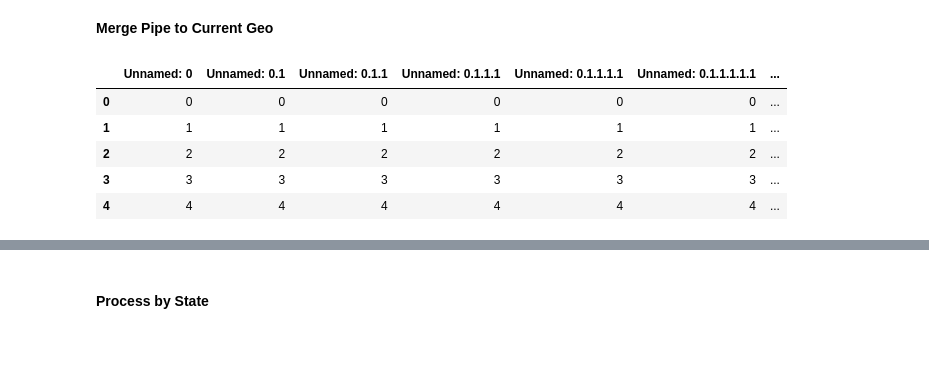
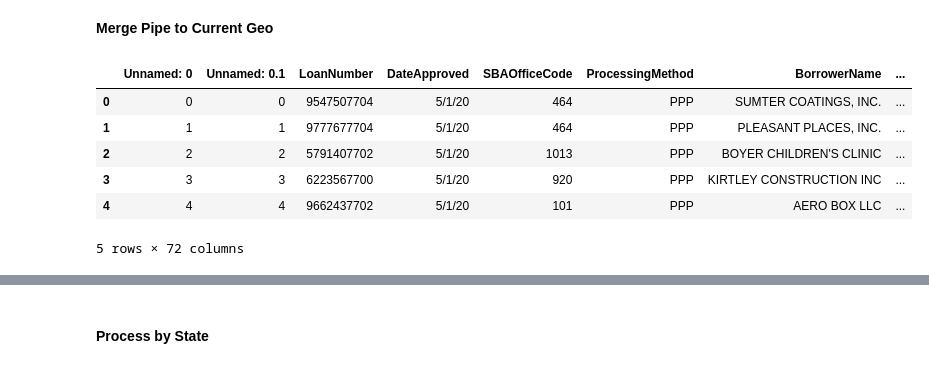
Before and after one commit to cspence001/mapdata_finalization_notebooks, a Jupyter notebook: reimagined-engine1/main_label_geo.ipynb, the cells around one changed output, grey strips where cells are left out. Cells and saved outputs as stored; diff of their text form; code cells hidden in the pictures.

```diff
--- a/reimagined-engine1/main_label_geo.ipynb
+++ b/reimagined-engine1/main_label_geo.ipynb
@@ -6,16 +6,18 @@ from tqdm.notebook import tqdm
 # %% [markdown]
 <b>Merge Pipe to Current Geo
 # %%
-geo_path = "../../data/state_data/geo/ppp_geo.csv" #data as of 11/21/21
-ppp_geo= pd.read_csv(geo_path)
+geo_path = "../../data/state_data/geo/ppp_geo.csv" #data as of 11/21/21, > 150k (latest 01/01/2023)
+ppp_read= pd.read_csv(geo_path)
+ppp_geo= ppp_read.drop(["Unnamed: 0.1.1"], axis=1)
 ppp_geo.head()
 # %% [output]
-|  | Unnamed: 0 | Unnamed: 0.1 | Unnamed: 0.1.1 | Unnamed: 0.1.1.1 | Unnamed: 0.1.1.1.1 | Unnamed: 0.1.1.1.1.1 | ... |
-| 0 | 0 | 0 | 0 | 0 | 0 | 0 | ... |
-| 1 | 1 | 1 | 1 | 1 | 1 | 1 | ... |
-| 2 | 2 | 2 | 2 | 2 | 2 | 2 | ... |
-| 3 | 3 | 3 | 3 | 3 | 3 | 3 | ... |
-| 4 | 4 | 4 | 4 | 4 | 4 | 4 | ... |
+|  | Unnamed: 0 | Unnamed: 0.1 | LoanNumber | DateApproved | SBAOfficeCode | ProcessingMethod | BorrowerName | ... |
+| 0 | 0 | 0 | 9547507704 | 5/1/20 | 464 | PPP | SUMTER COATINGS, INC. | ... |
+| 1 | 1 | 1 | 9777677704 | 5/1/20 | 464 | PPP | PLEASANT PLACES, INC. | ... |
+| 2 | 2 | 2 | 5791407702 | 5/1/20 | 1013 | PPP | BOYER CHILDREN'S CLINIC | ... |
+| 3 | 3 | 3 | 6223567700 | 5/1/20 | 920 | PPP | KIRTLEY CONSTRUCTION INC | ... |
+| 4 | 4 | 4 | 9662437702 | 5/1/20 | 101 | PPP | AERO BOX LLC | ... |
+5 rows × 72 columns
 # %%
 ppp_geonull=ppp_geo.loc[ppp_geo["Lat"].isnull()] #479586
 ppp_geonull.head()
```
Also changed, not shown: parts of 20 cells of this notebook, 1 other file.
